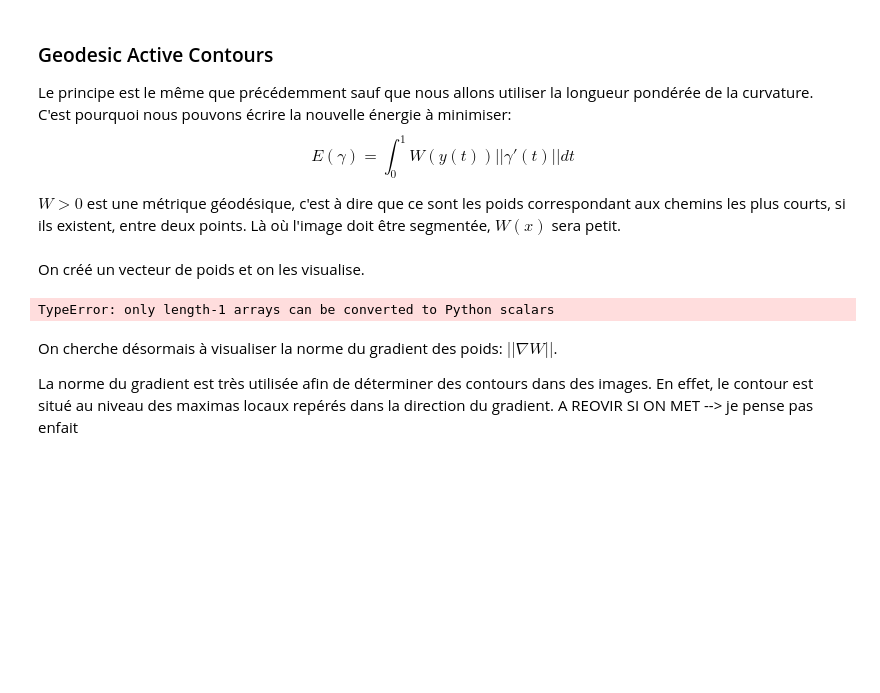
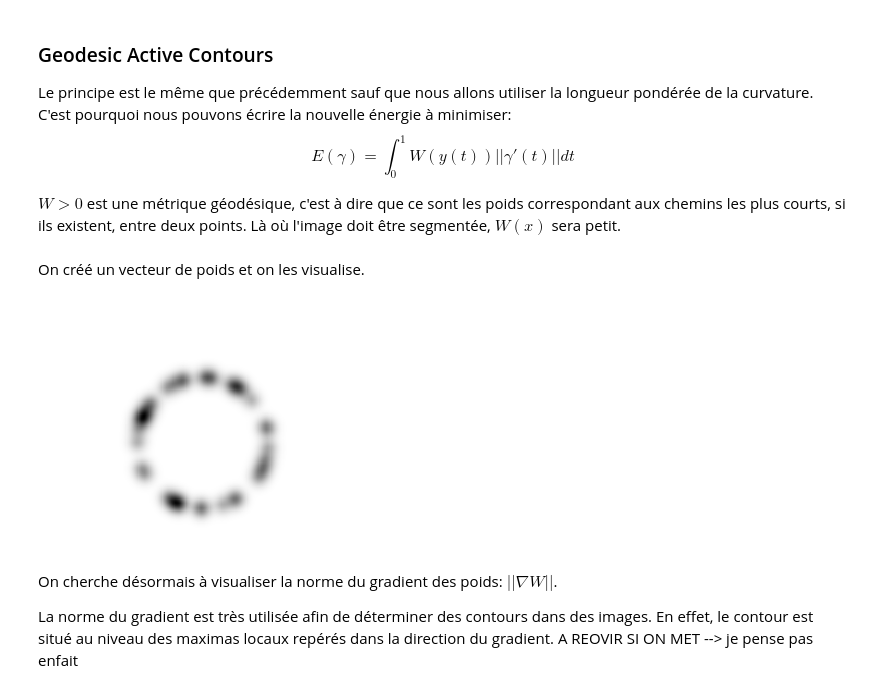
Before and after one commit to MargotSirdey/Mini_Projet_Active_Contours, a Jupyter notebook: machine_learning_parametric.ipynb, the cells around one changed output. Saved outputs shown, nothing was run; the diff lists cells and outputs as text; code cells hidden in the pictures; blank space fills up the shorter version.

```diff
--- a/machine_learning_parametric.ipynb
+++ b/machine_learning_parametric.ipynb
@@ -161,20 +161,24 @@ On créé un vecteur de poids et on les visualise.
 # %%
 nbumps = 40
 theta = random.rand(nbumps,1)*2*pi
 r = .6*n/2
-a = array([.62*n,.6*n])
-x = around( a[0] + r*cos(theta) )
-y = around( a[1] + r*sin(theta) )
+a = np.array([.6*n,.6*n])
+
+A0 = int(a[0]) + r*np.cos(theta)
+A1 =int(a[1]) + r*np.sin(theta)
+x = around(A0)
+y = around(A1)
 W = zeros([n,n])
 for i in arange(0,nbumps):
     W[int(x[i]),int(y[i])] = 1
+
 W = gaussian_blur(W,6.0)
 W = rescale( -minimum(W,.05), .3,1)
 
 #Visualisation
 imageplot(W)
 # %% [output]
-TypeError: only length-1 arrays can be converted to Python scalars
+[figure, added]
 # %% [markdown]
 On cherche désormais à visualiser la norme du gradient des poids: $||\nabla W||$.
 
```
Also changed, not shown: parts of 14 cells of this notebook, 2 other files.
